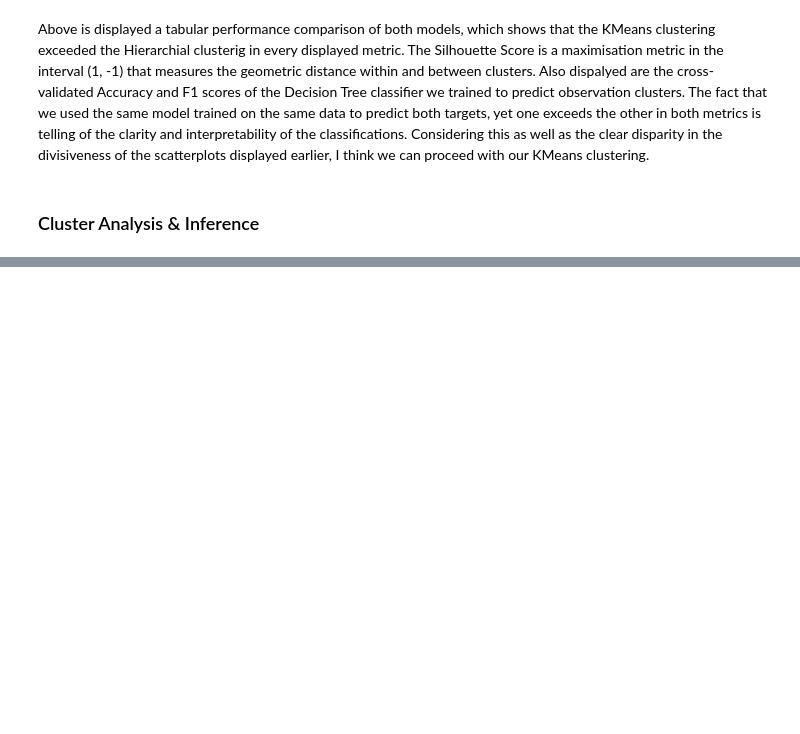
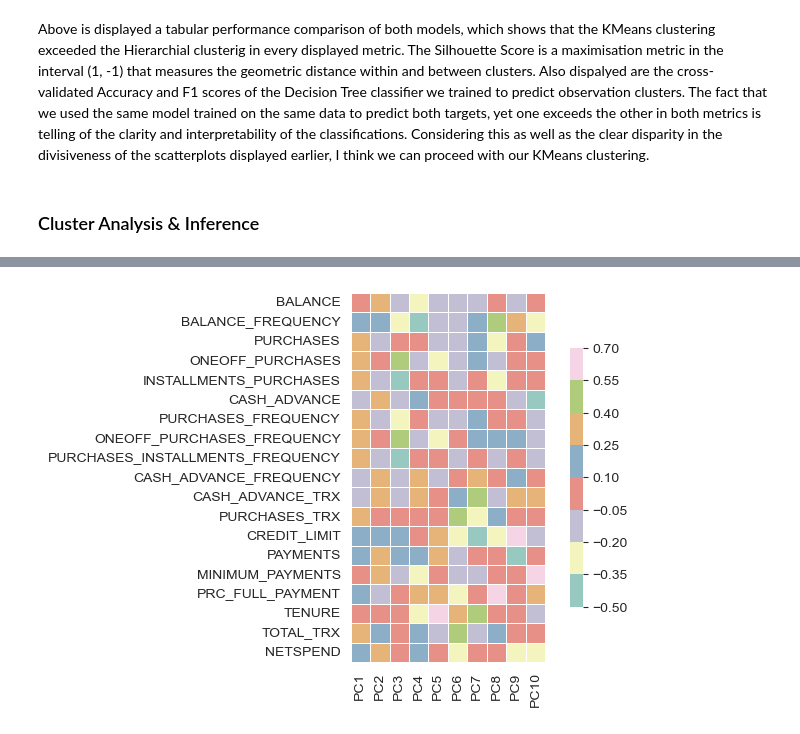
Before and after one commit to Kamsi01/customer-segmentation, a Jupyter notebook: customer segmentation.ipynb, the cells around one changed output, grey strips where cells are left out. Saved outputs shown, nothing was run; the diff lists cells and outputs as text; code cells hidden in the pictures; blank space fills up the shorter version.

```diff
--- a/customer segmentation.ipynb
+++ b/customer segmentation.ipynb
@@ -672,0 +697,10 @@ At this point, all we've done is determine that there are three groups of custom
+# %%
+bounds = [-0.5, -0.35, -0.2, -0.05, 0.1, 0.25, 0.4, 0.55, 0.7]
+color_map = sns.color_palette("Set3", 8, desat=0.7)
+cmap = ListedColormap(color_map) # creating color map from list of colours
+norm =  BoundaryNorm(bounds, cmap.N) # bnorm creates discrete colour palette
+
+sns.heatmap(data=loadings, cmap=cmap, norm=norm, linewidths=.5, square=True, cbar_kws={"shrink": .7})
+plt.show()
+# %% [output]
+[figure, added]
```
Also changed, not shown: parts of 25 cells of this notebook.
